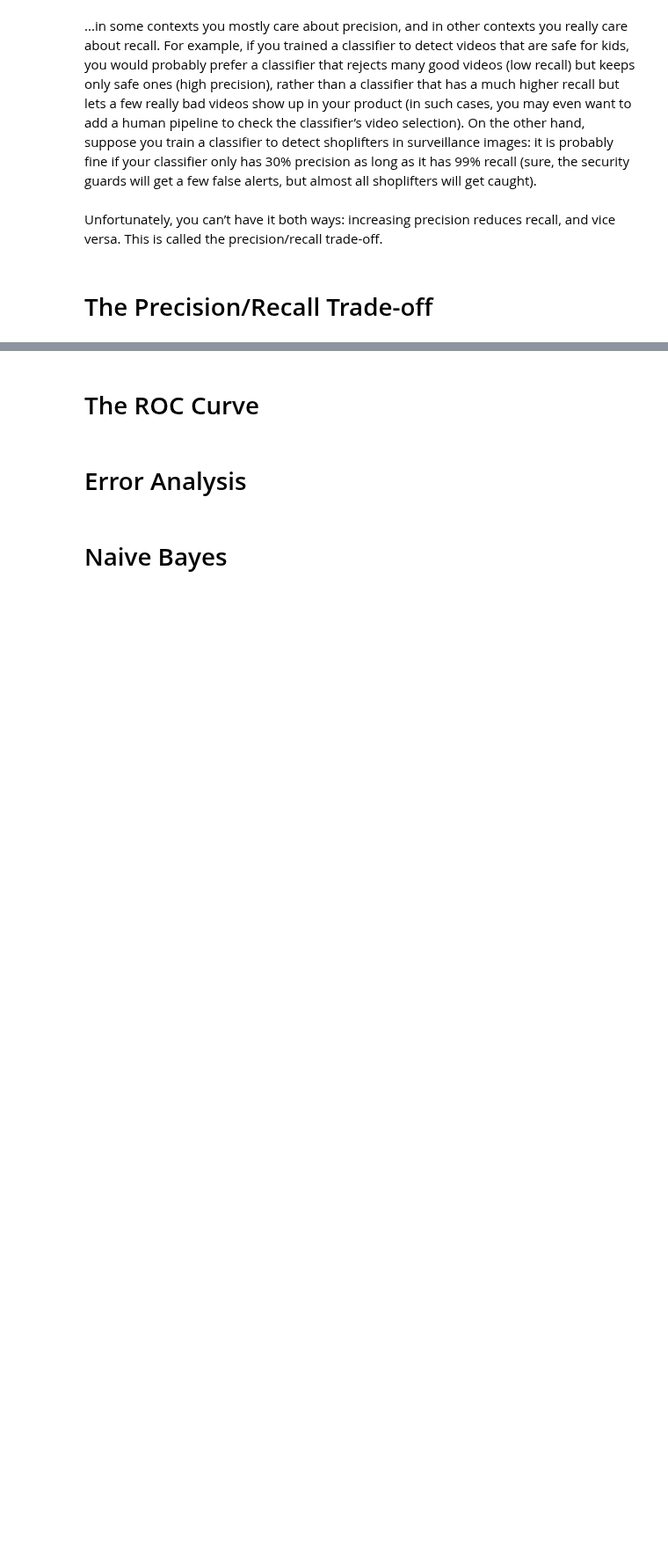
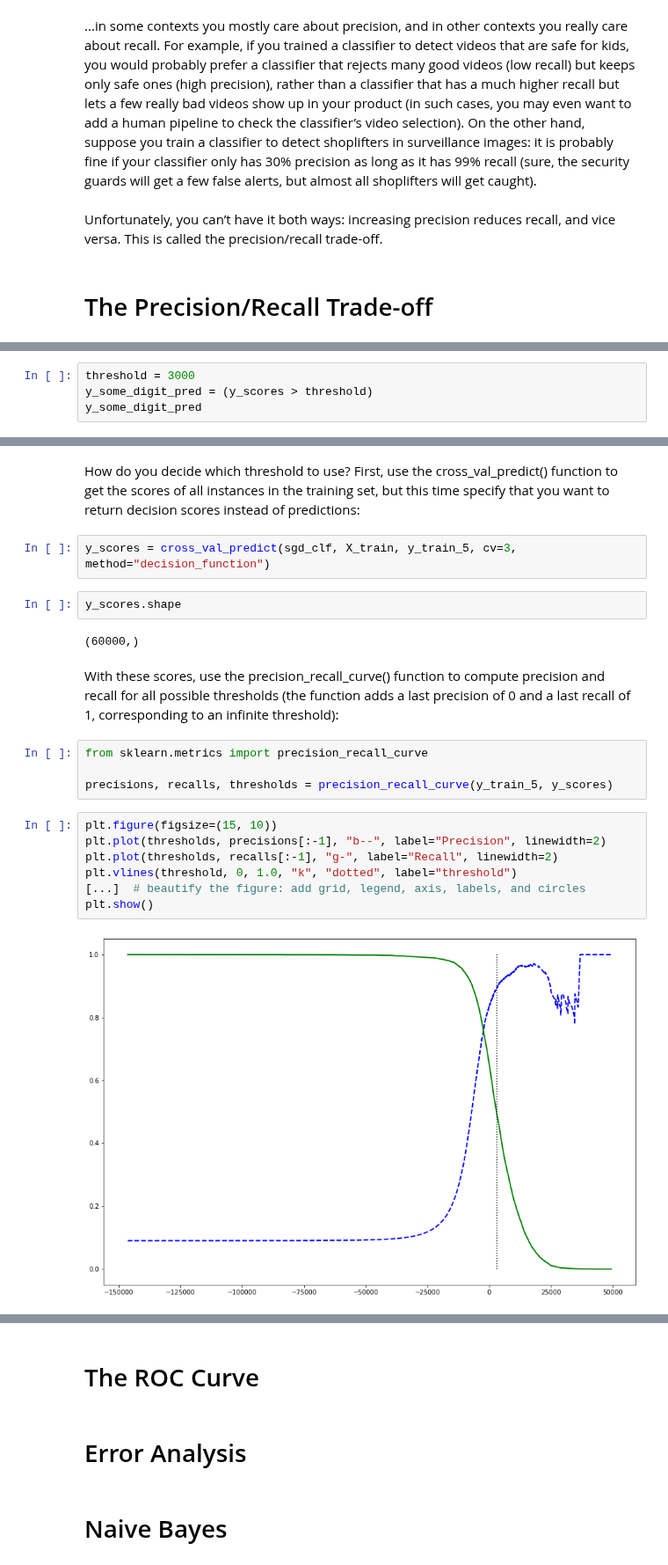
Before and after one commit to YeabinMoonEcon/BUS211, a Jupyter notebook: BUS212_ADA/lecture_note/lecture10.ipynb, the cells around one changed output, grey strips where cells are left out. Shown at 88% size. Cells and saved outputs as stored; diff of their text form; blank space fills up the shorter version.

```diff
--- a/BUS212_ADA/lecture_note/lecture10.ipynb
+++ b/BUS212_ADA/lecture_note/lecture10.ipynb
@@ -246,0 +267,4 @@ Unfortunately, you can’t have it both ways: increasing precision reduces recal
+# %%
+threshold = 3000
+y_some_digit_pred = (y_scores > threshold)
+y_some_digit_pred
@@ -246,0 +275,23 @@ Unfortunately, you can’t have it both ways: increasing precision reduces recal
+# %% [markdown]
+How do you decide which threshold to use? First, use the cross_val_predict() function to get the scores of all instances in the training set, but this time specify that you want to return decision scores instead of predictions:
+# %%
+y_scores = cross_val_predict(sgd_clf, X_train, y_train_5, cv=3, method="decision_function")
+# %%
+y_scores.shape
+# %% [output]
+(60000,)
+# %% [markdown]
+With these scores, use the precision_recall_curve() function to compute precision and recall for all possible thresholds (the function adds a last precision of 0 and a last recall of 1, corresponding to an infinite threshold):
+# %%
+from sklearn.metrics import precision_recall_curve
+
+precisions, recalls, thresholds = precision_recall_curve(y_train_5, y_scores)
+# %%
+plt.figure(figsize=(15, 10))
+plt.plot(thresholds, precisions[:-1], "b--", label="Precision", linewidth=2)
+plt.plot(thresholds, recalls[:-1], "g-", label="Recall", linewidth=2)
+plt.vlines(threshold, 0, 1.0, "k", "dotted", label="threshold")
+[...]  # beautify the figure: add grid, legend, axis, labels, and circles
+plt.show()
+# %% [output]
+[figure, added]
```
Also changed, not shown: parts of 19 cells of this notebook, 5 other files.
